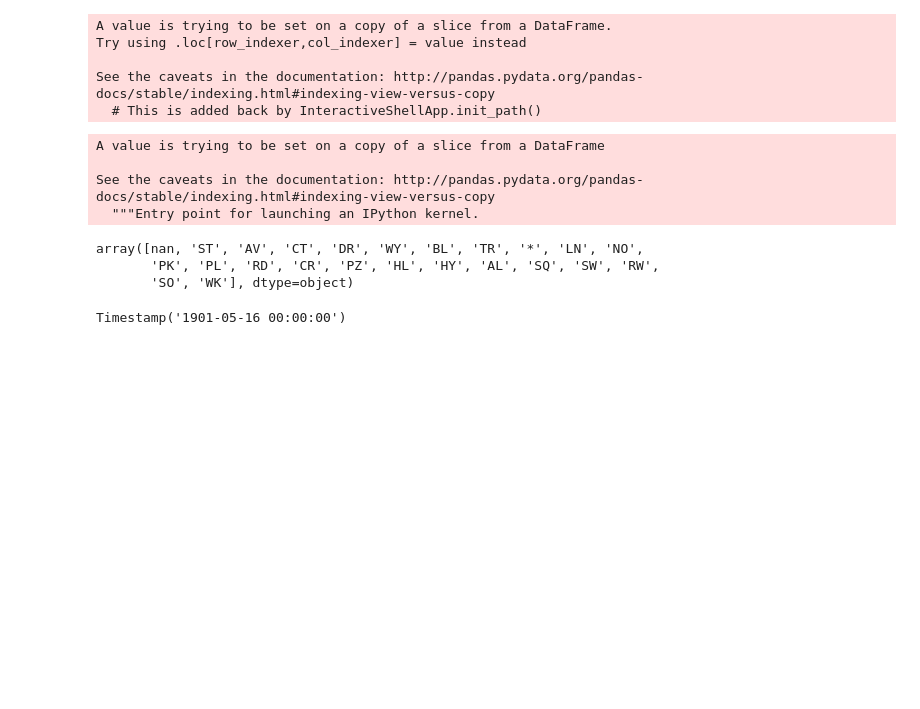
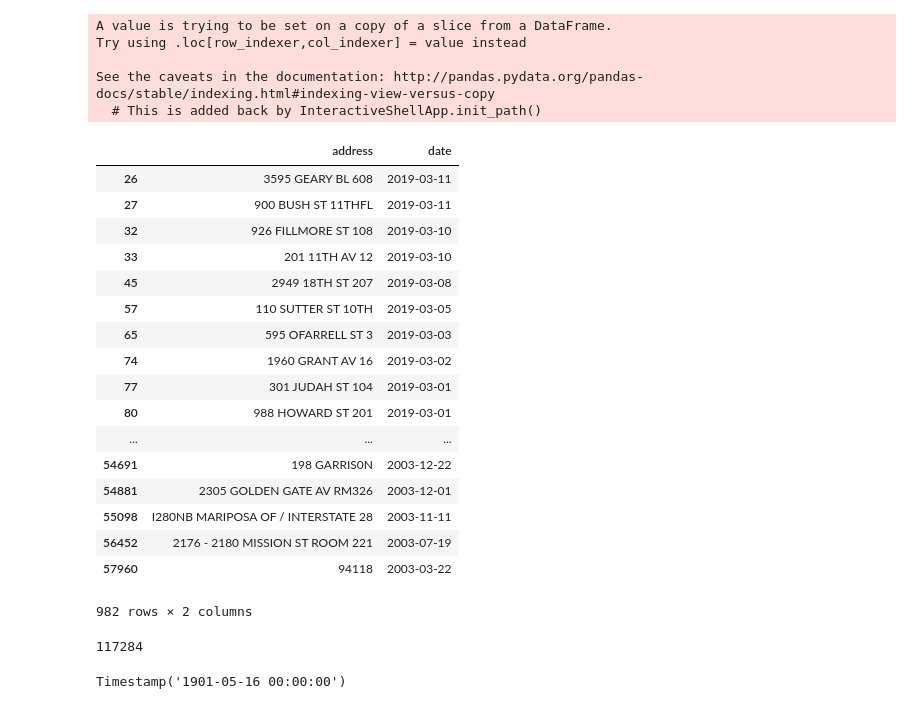
Before and after one commit to porbo/sf-fires, a Jupyter notebook: data_explore_b.ipynb, the cells around one changed output. Cells and saved outputs as stored; diff of their text form; code cells hidden in the pictures; blank space fills up the shorter version.

```diff
--- a/data_explore_b.ipynb
+++ b/data_explore_b.ipynb
@@ -10,3 +7,0 @@ target_date_index = target_date_index[-2::-1].astype(int)
-# %%
-with open('target_date_index.p', 'wb') as file:
-    pickle.dump(target_date_index, file)
@@ -80,18 +63,28 @@ predictor[['']]
 # %%
-target = target[target['address'].apply(lambda x: len(x) > 0)]
+target[target['address'].apply(lambda x: hasnumber(x.split()[-1]))]
+# %% [output]
+|  | address | date |
+| 26 | 3595 GEARY BL 608 | 2019-03-11 |
+| 27 | 900 BUSH ST 11THFL | 2019-03-11 |
+| 32 | 926 FILLMORE ST 108 | 2019-03-10 |
+| 33 | 201 11TH AV 12 | 2019-03-10 |
+| 45 | 2949 18TH ST 207 | 2019-03-08 |
+| 57 | 110 SUTTER ST 10TH | 2019-03-05 |
+| 65 | 595 OFARRELL ST 3 | 2019-03-03 |
+| 74 | 1960 GRANT AV 16 | 2019-03-02 |
+| 77 | 301 JUDAH ST 104 | 2019-03-01 |
+| 80 | 988 HOWARD ST 201 | 2019-03-01 |
+| ... | ... | ... |
+| 54691 | 198 GARRIS0N | 2003-12-22 |
+| 54881 | 2305 GOLDEN GATE AV RM326 | 2003-12-01 |
+| 55098 | I280NB MARIPOSA OF / INTERSTATE 28 | 2003-11-11 |
+| 56452 | 2176 - 2180 MISSION ST ROOM 221 | 2003-07-19 |
+| 57960 | 94118 | 2003-03-22 |
+982 rows × 2 columns
-# %%
-target['sfx'][target['bad_sfx']] = target['Address'].apply(lambda x: x.split()[-1])[target['bad_sfx']]
-# %% [output]
-A value is trying to be set on a copy of a slice from a DataFrame
-
-See the caveats in the documentation: http://pandas.pydata.org/pandas-docs/stable/indexing.html#indexing-view-versus-copy
-  """Entry point for launching an IPython kernel.
-# %%
-predictor['avs_street_sfx'].unique()
-# %% [output]
-array([nan, 'ST', 'AV', 'CT', 'DR', 'WY', 'BL', 'TR', '*', 'LN', 'NO',
-       'PK', 'PL', 'RD', 'CR', 'PZ', 'HL', 'HY', 'AL', 'SQ', 'SW', 'RW',
-       'SO', 'WK'], dtype=object)
+# %%
+len(predictor['address'].unique())
+# %% [output]
+117284
 # %%
 def parse_address(string):
 
```
Also changed, not shown: parts of 26 cells of this notebook.
